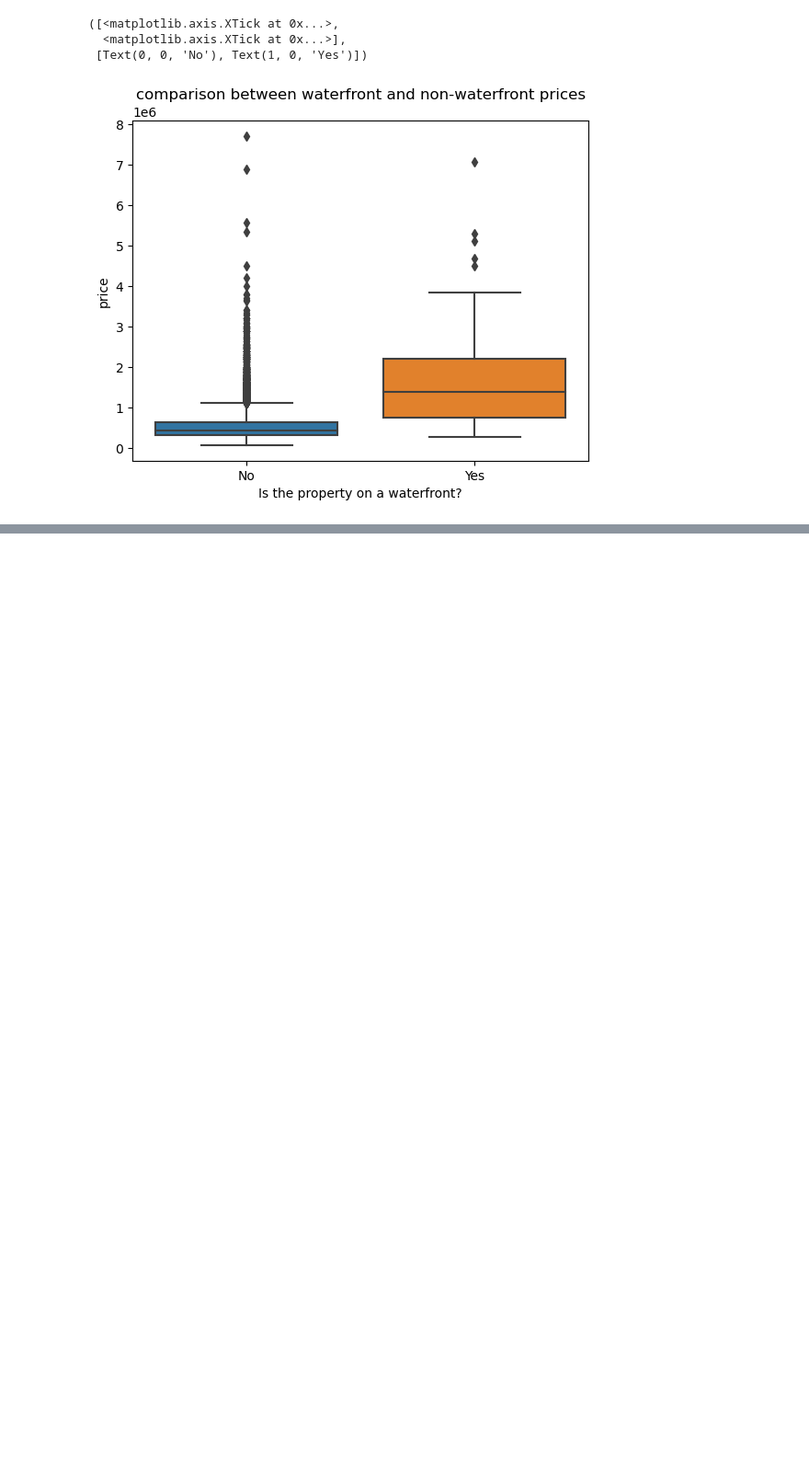
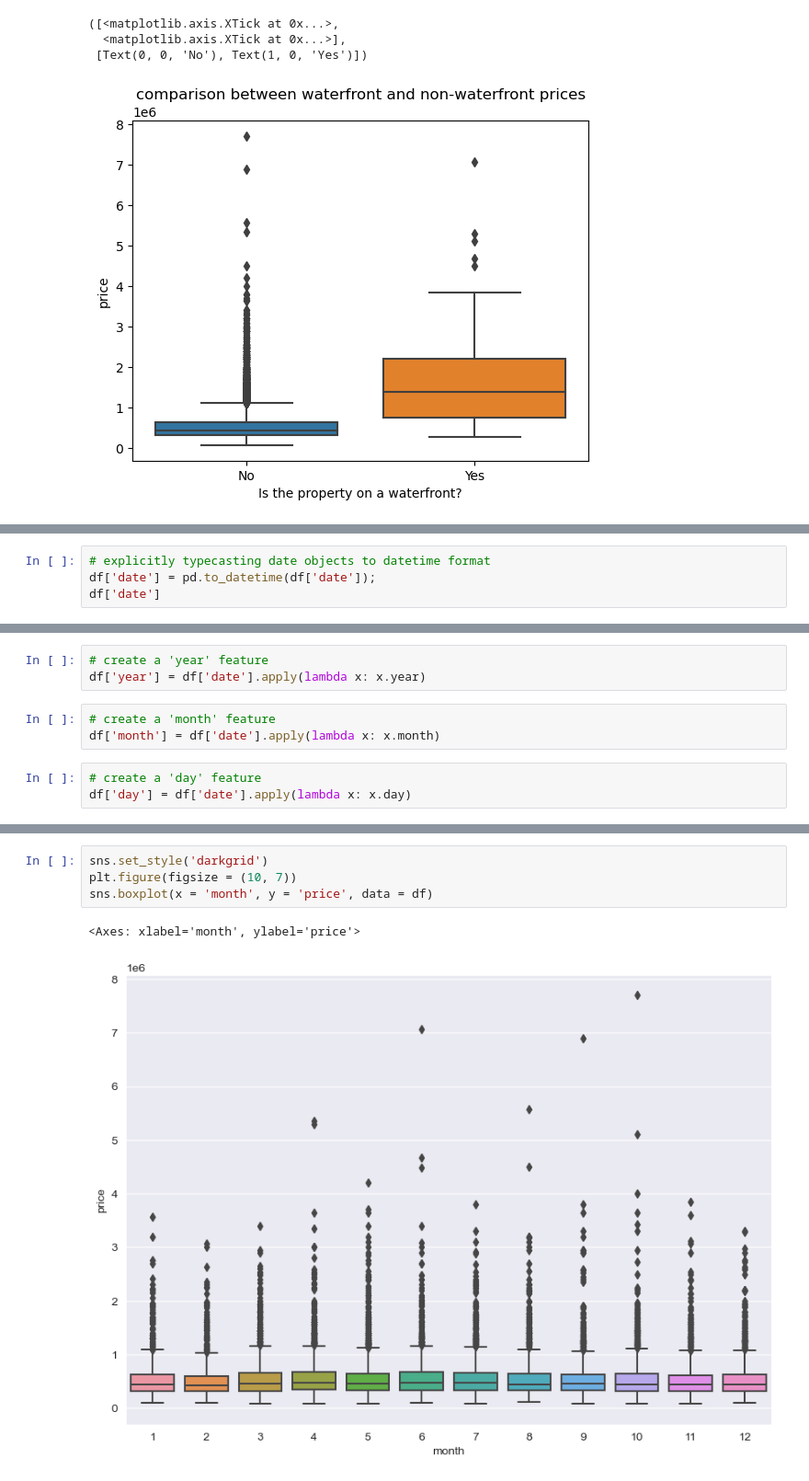
Before and after one commit to shahbazmansahia/DataAnalysisWithPython, a Jupyter notebook: Refactored_Py_DS_ML_Bootcamp-master/22-Deep Learning/my_NN_Study_2.ipynb, the cells around one changed output, grey strips where cells are left out. Shown at 92% size. Saved outputs shown, nothing was run; the diff lists cells and outputs as text; blank space fills up the shorter version.

```diff
--- a/Refactored_Py_DS_ML_Bootcamp-master/22-Deep Learning/my_NN_Study_2.ipynb
+++ b/Refactored_Py_DS_ML_Bootcamp-master/22-Deep Learning/my_NN_Study_2.ipynb
@@ -235,0 +233,4 @@ plt.xticks(ticks = [0, 1], labels = ['No', 'Yes'])
+# %%
+# explicitly typecasting date objects to datetime format
+df['date'] = pd.to_datetime(df['date']);
+df['date']
@@ -235,0 +250,9 @@ plt.xticks(ticks = [0, 1], labels = ['No', 'Yes'])
+# %%
+# create a 'year' feature
+df['year'] = df['date'].apply(lambda x: x.year)
+# %%
+# create a 'month' feature
+df['month'] = df['date'].apply(lambda x: x.month)
+# %%
+# create a 'day' feature
+df['day'] = df['date'].apply(lambda x: x.day)
@@ -235,0 +269,7 @@ plt.xticks(ticks = [0, 1], labels = ['No', 'Yes'])
+# %%
+sns.set_style('darkgrid')
+plt.figure(figsize = (10, 7))
+sns.boxplot(x = 'month', y = 'price', data = df)
+# %% [output]
+<Axes: xlabel='month', ylabel='price'>
+[figure, added]
```
Also changed, not shown: parts of 20 cells of this notebook.
